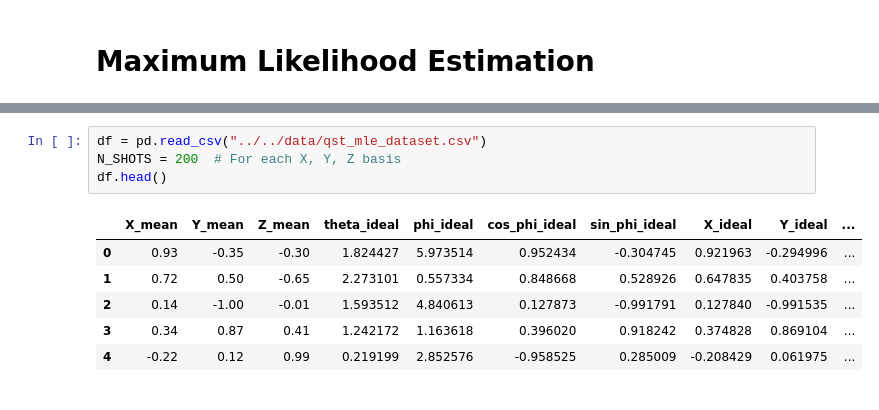
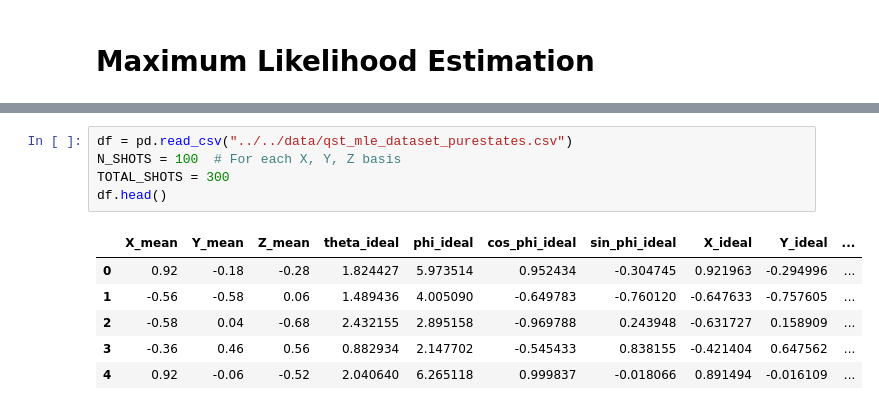
Before and after one commit to TonyPansera/Quantum-state-tomography, a Jupyter notebook: models/MLE/maximum_likelihood_estimation.ipynb, the cells around one changed output, grey strips where cells are left out. Saved outputs shown, nothing was run; the diff lists cells and outputs as text.

```diff
--- a/models/MLE/maximum_likelihood_estimation.ipynb
+++ b/models/MLE/maximum_likelihood_estimation.ipynb
@@ -9,11 +22,12 @@ from scipy.optimize import minimize
 # %%
-df = pd.read_csv("../../data/qst_mle_dataset.csv")
-N_SHOTS = 200  # For each X, Y, Z basis
+df = pd.read_csv("../../data/qst_mle_dataset_purestates.csv")
+N_SHOTS = 100  # For each X, Y, Z basis
+TOTAL_SHOTS = 300
 df.head()
 # %% [output]
 |  | X_mean | Y_mean | Z_mean | theta_ideal | phi_ideal | cos_phi_ideal | sin_phi_ideal | X_ideal | Y_ideal | ... |
-| 0 | 0.93 | -0.35 | -0.30 | 1.824427 | 5.973514 | 0.952434 | -0.304745 | 0.921963 | -0.294996 | ... |
-| 1 | 0.72 | 0.50 | -0.65 | 2.273101 | 0.557334 | 0.848668 | 0.528926 | 0.647835 | 0.403758 | ... |
-| 2 | 0.14 | -1.00 | -0.01 | 1.593512 | 4.840613 | 0.127873 | -0.991791 | 0.127840 | -0.991535 | ... |
-| 3 | 0.34 | 0.87 | 0.41 | 1.242172 | 1.163618 | 0.396020 | 0.918242 | 0.374828 | 0.869104 | ... |
-| 4 | -0.22 | 0.12 | 0.99 | 0.219199 | 2.852576 | -0.958525 | 0.285009 | -0.208429 | 0.061975 | ... |
+| 0 | 0.92 | -0.18 | -0.28 | 1.824427 | 5.973514 | 0.952434 | -0.304745 | 0.921963 | -0.294996 | ... |
+| 1 | -0.56 | -0.58 | 0.06 | 1.489436 | 4.005090 | -0.649783 | -0.760120 | -0.647633 | -0.757605 | ... |
+| 2 | -0.58 | 0.04 | -0.68 | 2.432155 | 2.895158 | -0.969788 | 0.243948 | -0.631727 | 0.158909 | ... |
+| 3 | -0.36 | 0.46 | 0.56 | 0.882934 | 2.147702 | -0.545433 | 0.838155 | -0.421404 | 0.647562 | ... |
+| 4 | 0.92 | -0.06 | -0.52 | 2.040640 | 6.265118 | 0.999837 | -0.018066 | 0.891494 | -0.016109 | ... |
```
Also changed, not shown: parts of 37 cells of this notebook, 4 other files.
